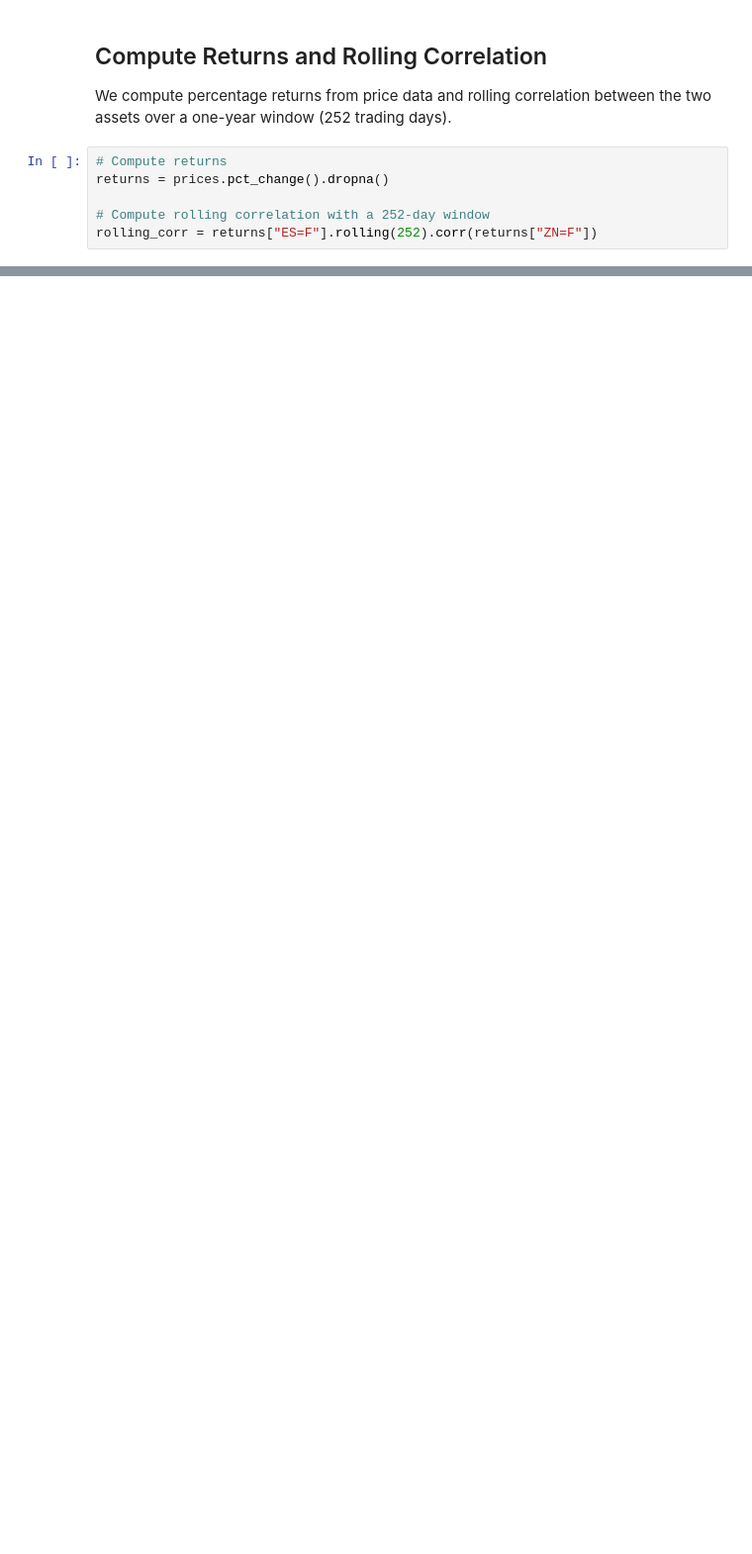
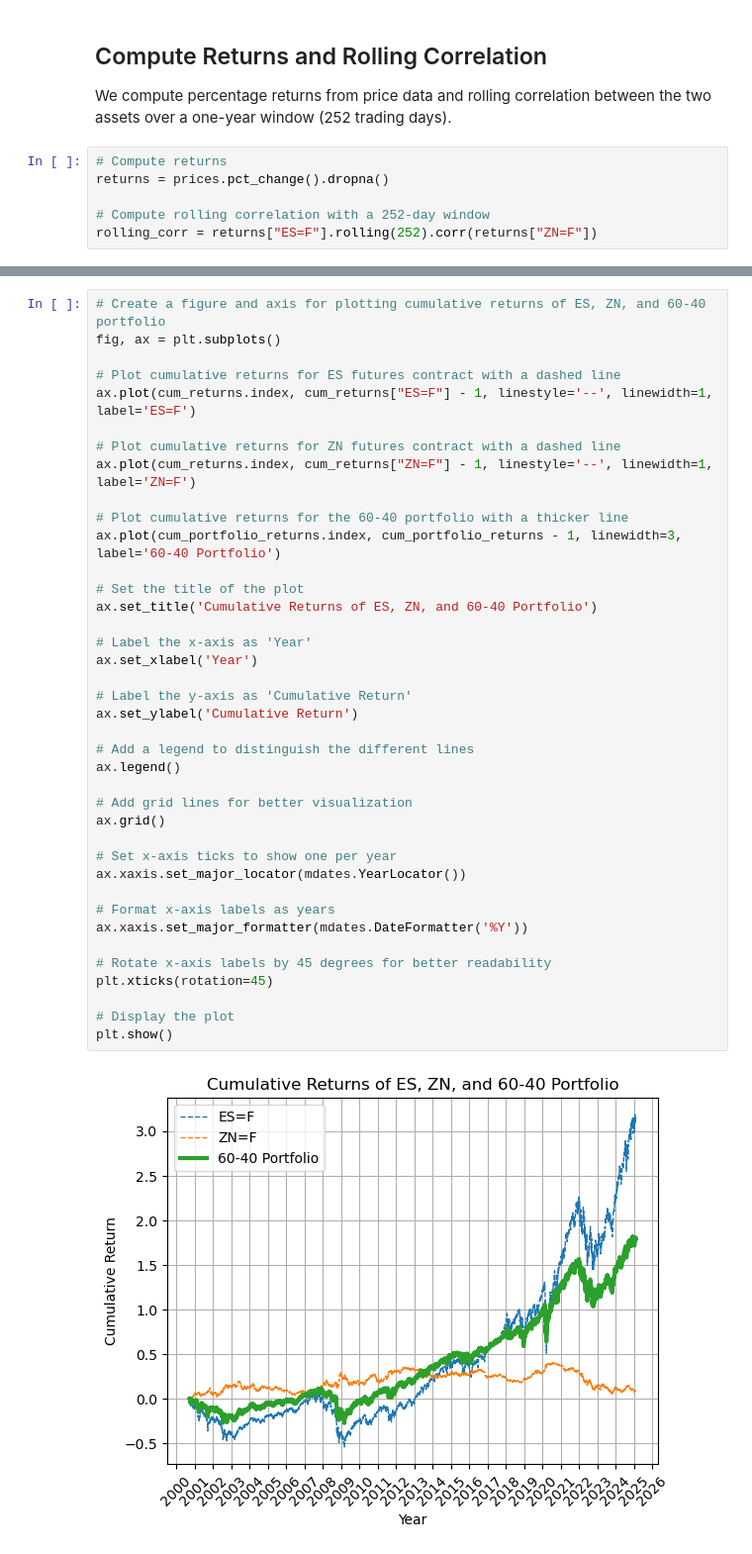
Before and after one commit to QuantLandi/computational-investing-exercises, a Jupyter notebook: day2_am.ipynb, the cells around one changed output, grey strips where cells are left out. Shown: that part at 99% size. Drawn from its saved outputs; the diff is of its cells as text; blank space fills up the shorter version.

```diff
--- a/day2_am.ipynb
+++ b/day2_am.ipynb
@@ -127,0 +151,41 @@ plt.show()
+# %%
+# Create a figure and axis for plotting cumulative returns of ES, ZN, and 60-40 portfolio
+fig, ax = plt.subplots()
+
+# Plot cumulative returns for ES futures contract with a dashed line
+ax.plot(cum_returns.index, cum_returns["ES=F"] - 1, linestyle='--', linewidth=1, label='ES=F')
+
+# Plot cumulative returns for ZN futures contract with a dashed line
+ax.plot(cum_returns.index, cum_returns["ZN=F"] - 1, linestyle='--', linewidth=1, label='ZN=F')
+
+# Plot cumulative returns for the 60-40 portfolio with a thicker line
+ax.plot(cum_portfolio_returns.index, cum_portfolio_returns - 1, linewidth=3, label='60-40 Portfolio')
+
+# Set the title of the plot
+ax.set_title('Cumulative Returns of ES, ZN, and 60-40 Portfolio')
+
+# Label the x-axis as 'Year'
+ax.set_xlabel('Year')
+
+# Label the y-axis as 'Cumulative Return'
+ax.set_ylabel('Cumulative Return')
+
+# Add a legend to distinguish the different lines
+ax.legend()
+
+# Add grid lines for better visualization
+ax.grid()
+
+# Set x-axis ticks to show one per year
+ax.xaxis.set_major_locator(mdates.YearLocator())
+
+# Format x-axis labels as years
+ax.xaxis.set_major_formatter(mdates.DateFormatter('%Y'))
+
+# Rotate x-axis labels by 45 degrees for better readability
+plt.xticks(rotation=45)
+
+# Display the plot
+plt.show()
+# %% [output]
+[figure, added]
```
Also changed, not shown: parts of 4 cells of this notebook.
